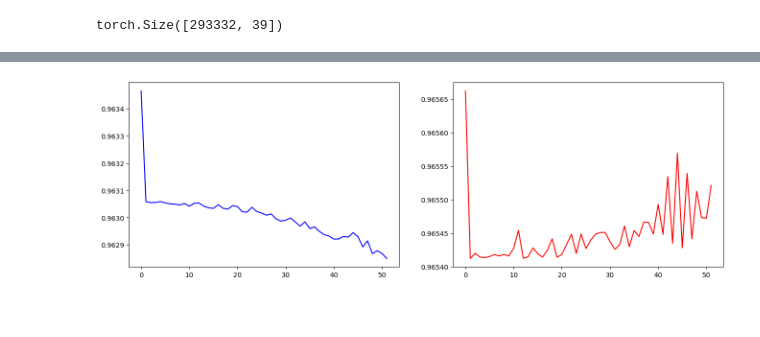
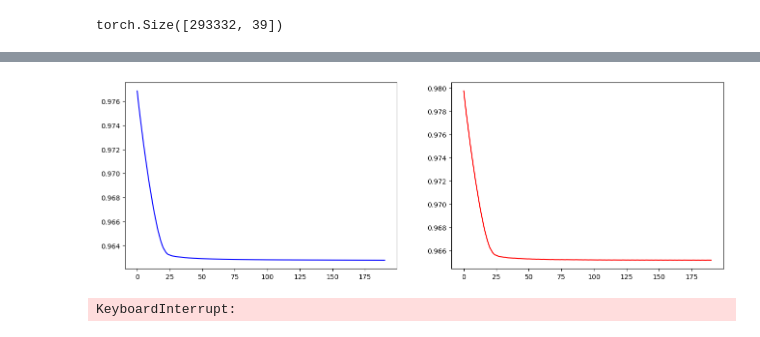
Before and after one commit to dmtrpolovnikov/ML_course, a Jupyter notebook: task_09_polovnikov.ipynb, the cells around one changed output, grey strips where cells are left out. Cells and saved outputs as stored; diff of their text form; code cells hidden in the pictures.

```diff
--- a/task_09_polovnikov.ipynb
+++ b/task_09_polovnikov.ipynb
@@ -152,23 +152,28 @@ class MMFCNNTrain(nn.Module):
             nn.ReLU()
         )
         self.network2 = nn.Sequential(
-            nn.Conv1d(in_channels=1,out_channels=2,kernel_size=10,stride=1),
+            nn.Conv1d(in_channels=1,out_channels=2,kernel_size=6,stride=1),
             nn.ReLU(),
-            nn.Conv1d(in_channels=2,out_channels=3,kernel_size=6,stride=1),
+            nn.Conv1d(in_channels=2,out_channels=3,kernel_size=5,stride=3),
             nn.ReLU(),
-            nn.Conv1d(in_channels=3,out_channels=4,kernel_size=2,stride=1),
+            nn.Conv1d(in_channels=3,out_channels=4,kernel_size=3,stride=2),
             nn.ReLU(),
             nn.Flatten(start_dim=1,end_dim=2),
-            nn.Linear(in_features=12,out_features=1),
+            nn.Linear(in_features=4,out_features=1),
             nn.ReLU()
         )
         self.output = nn.Sequential(
-            nn.ReLU()
+            nn.Linear(in_features=2, out_features=1),
+            #nn.ReLU()
         )
 
     def forward(self,x):
         out1 = self.network.forward(x['p'])
         out2 = self.network2.forward(x['v'])
-        out = self.output(out1 + out2)
+        #print(out1.shape, out2.shape)
+        cat_flows = torch.cat([out1, out2], dim=-1)
+        #cat_flows = out1 + out2
+        #print(cat_flows.shape)
+        out = self.output(cat_flows)
 
         return out
@@ -315,8 +296,8 @@ val_loss_hist = []
 
 iter_num = 0
 EPOCHS = 100
-BATCH_SIZE = 8192
-LEARNING_RATE = 1e-3
+BATCH_SIZE = 1024 * 4
+LEARNING_RATE = 1e-4
 
 mmf_cnn = MMFCNNTrain()
 mmf_loss_fn = F.mse_loss
@@ -336,38 +317,39 @@ for epoch in range(EPOCHS):
         batch_size = BATCH_SIZE,
         shuffle = False,
     )
-    #mmf_optimizer = torch.optim.Adam(mmf_cnn.parameters(),lr=LEARNING_RATE*np.exp(-epoch/EPOCHS))
+    mmf_optimizer = torch.optim.Adam(mmf_cnn.parameters(),lr=LEARNING_RATE*np.exp(-epoch/EPOCHS))
     for mmf_episode in mmf_train_batch_set:
         iter_num += 1
 
         predicted_targets = mmf_cnn(mmf_episode.features)
 
         train_loss = mmf_loss_fn(predicted_targets, mmf_episode.targets)
 
         mmf_cnn.zero_grad()
         train_loss.backward()
         mmf_optimizer.step()
 
         if not iter_num % 20:
             mmf_cnn.train(False)
 
             train_loss = mmf_loss_fn(mmf_cnn(features_dict), y_train_t)
             train_loss_hist.append(train_loss.item())
 
             val_loss = mmf_loss_fn(mmf_cnn(features_dict_val), y_val_t)
             val_loss_hist.append(val_loss.item())
 
             mmf_cnn.train(True)
 
             clear_output(True)
 
             tlh = pd.Series(train_loss_hist)
             vlh = pd.Series(val_loss_hist)
 
             fig,axs = plt.subplots(1,2,figsize=(16,5))
             axs[0].plot(tlh.index,tlh.values,label='train loss',color='blue')
             axs[1].plot(vlh.index,vlh.values,label='val loss',color='red')
 
             plt.show()
 # %% [output]
-[figure, old version]
+[figure, new version]
+KeyboardInterrupt:
```
Also changed, not shown: parts of 2 cells of this notebook.
